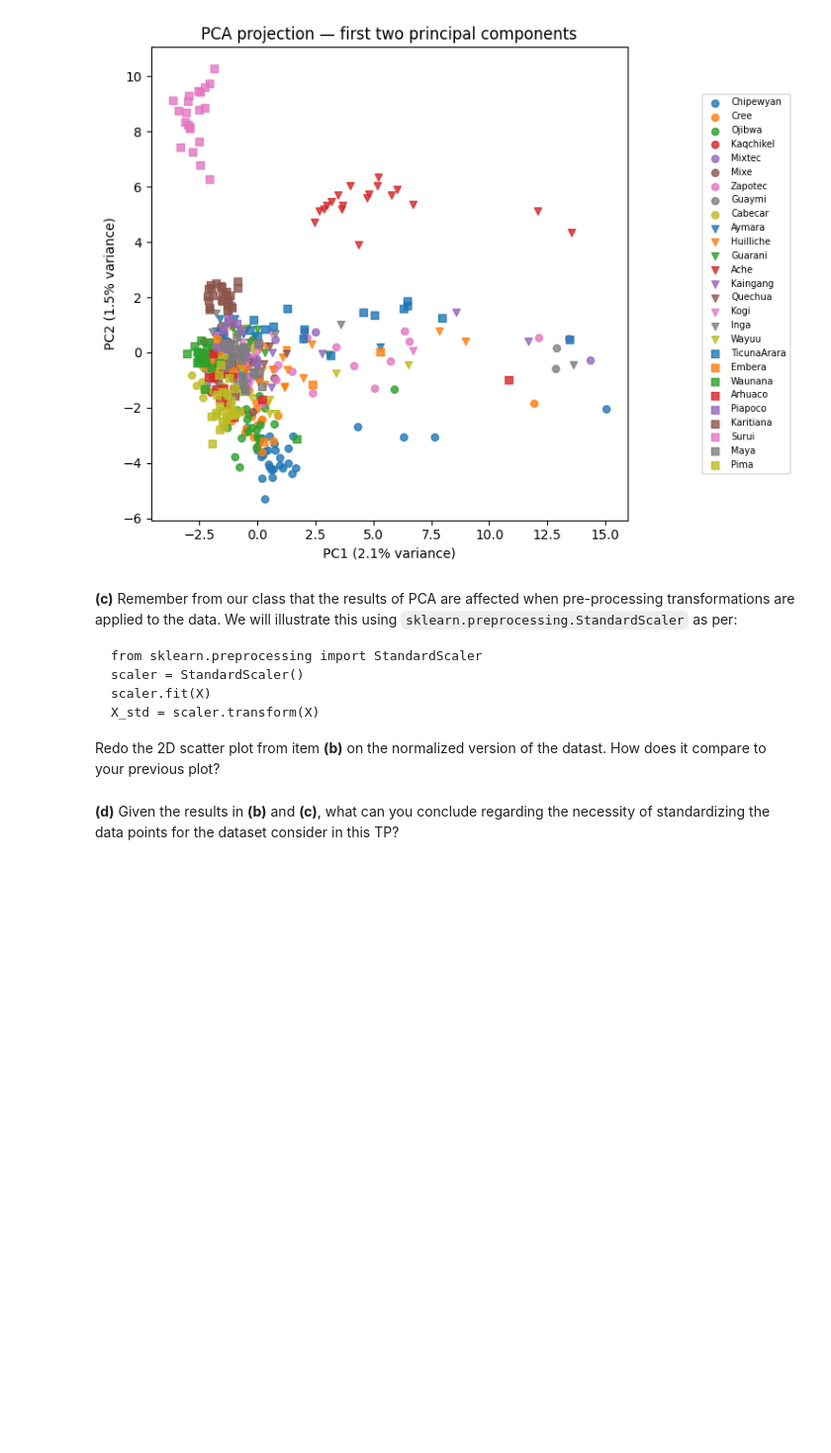
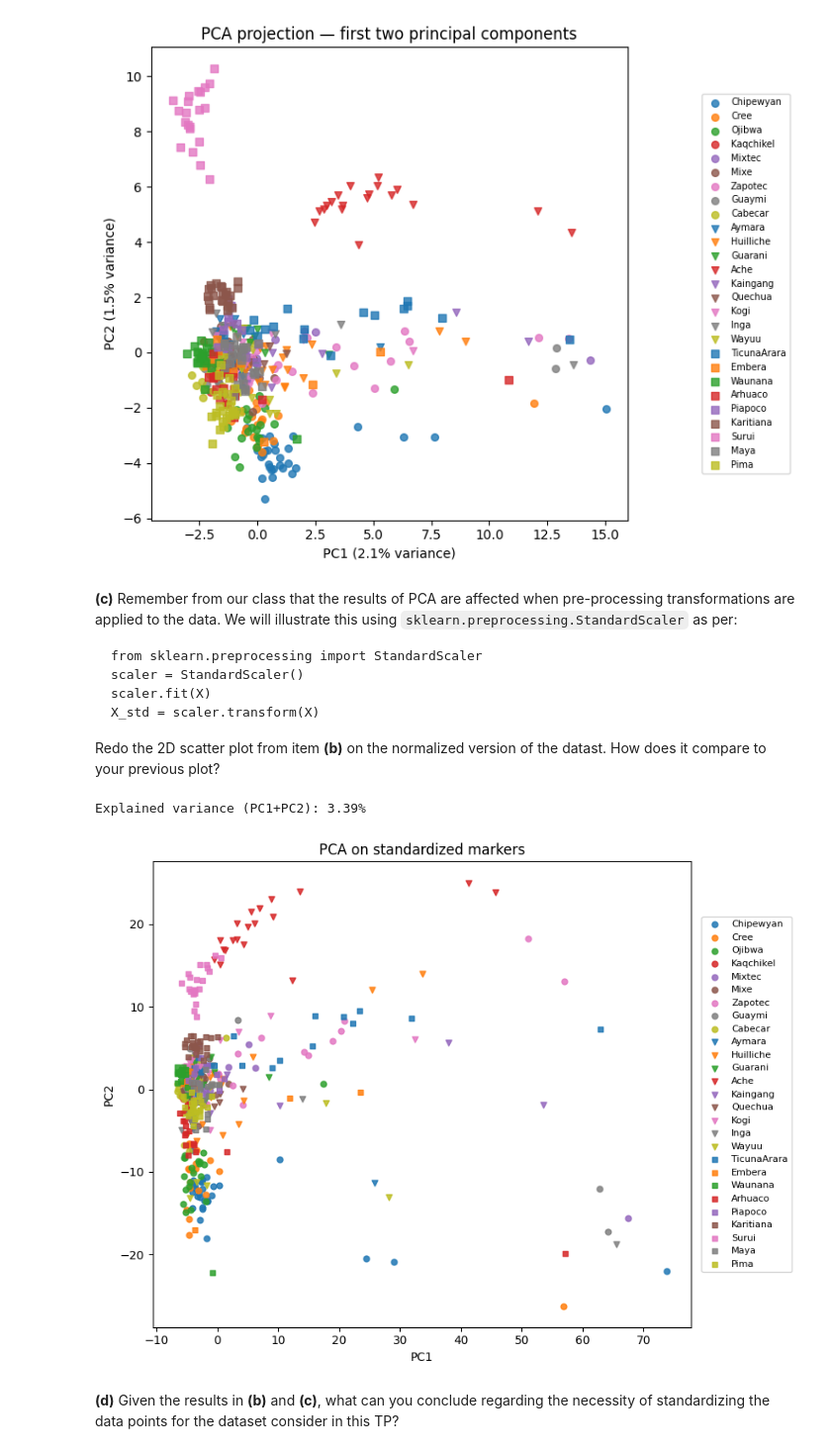
Before and after one commit to Ba-Hi/reports_tp, a Jupyter notebook: TP2/TP2.ipynb, the cells around one changed output. Shown at 99% size. Drawn from its saved outputs; the diff is of its cells as text; code cells hidden in the pictures; blank space fills up the shorter version.

````diff
--- a/TP2/TP2.ipynb
+++ b/TP2/TP2.ipynb
@@ -345,6 +345,50 @@ scaler.fit(X)
 X_std = scaler.transform(X)
 ```
 Redo the 2D scatter plot from item **(b)** on the normalized version of the datast. How does it compare to your previous plot?
+# %%
+from sklearn.preprocessing import StandardScaler
+from sklearn.decomposition import PCA
+import matplotlib.pyplot as plt
+
+# Si df n'existe pas déjà dans le notebook, décommente:
+import pandas as pd
+df = pd.read_csv('NAm2.txt', sep=r'\s+')
+
+marker_cols = [c for c in df.columns if c.startswith('L')]
+X = df[marker_cols].to_numpy()
+
+# Normalize + PCA
+X_std = StandardScaler().fit_transform(X)
+pca = PCA(n_components=2, random_state=0)
+scores_std = pca.fit_transform(X_std)
+
+print(f"Explained variance (PC1+PC2): {pca.explained_variance_ratio_.sum()*100:.2f}%")
+
+fig, ax = plt.subplots(figsize=(8.5, 6.5))
+marker_list = ['o', 'v', 's']
+colors_list = [f'C{i}' for i in range(9)]
+
+for i, tribe in enumerate(df['Pop'].unique()):
+    mask = df['Pop'] == tribe
+    ax.scatter(
+        scores_std[mask, 0],
+        scores_std[mask, 1],
+        marker=marker_list[i // 9],
+        color=colors_list[i % 9],
+        label=tribe,
+        s=25,
+        alpha=0.85,
+    )
+
+ax.set_title('PCA on standardized markers')
+ax.set_xlabel('PC1')
+ax.set_ylabel('PC2')
+ax.legend(loc='center left', bbox_to_anchor=(1.01, 0.5), fontsize=8)
+plt.tight_layout()
+plt.show()
+# %% [output]
+Explained variance (PC1+PC2): 3.39%
+[figure, added]
 # %% [markdown]
 **(d)** Given the results in **(b)** and **(c)**, what can you conclude regarding the necessity of standardizing the data points for the dataset consider in this TP?
 # %% [markdown]
````
